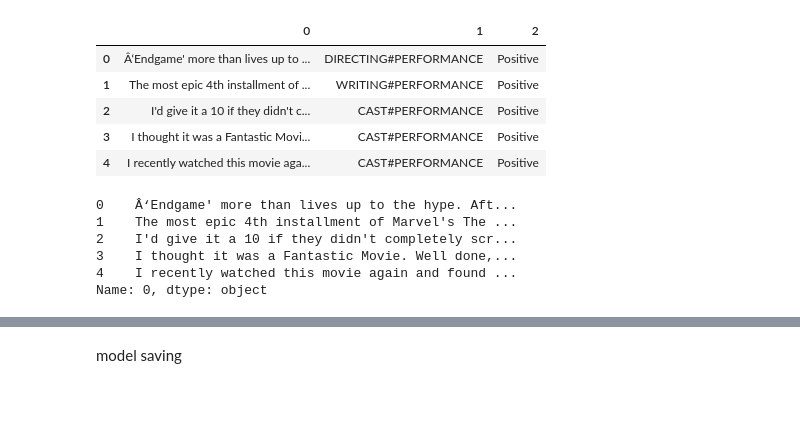
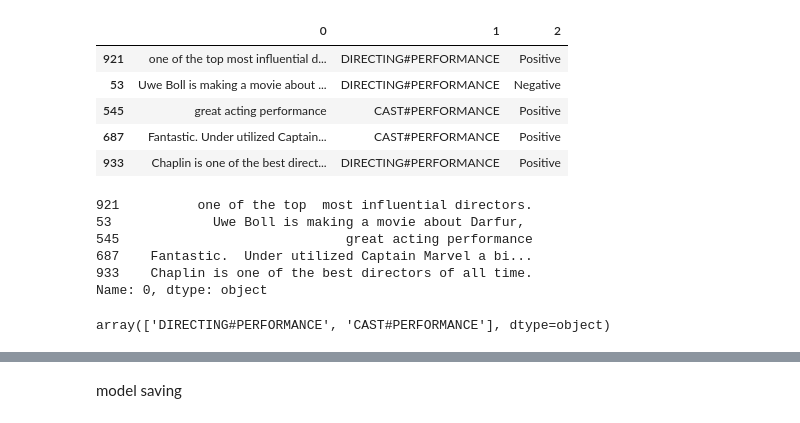
Before and after one commit to nipdep/aspect_base_sentimantel_analysis, a Jupyter notebook: src/cate_model.ipynb, the cells around one changed output, grey strips where cells are left out. Saved outputs shown, nothing was run; the diff lists cells and outputs as text; code cells hidden in the pictures.

```diff
--- a/src/cate_model.ipynb
+++ b/src/cate_model.ipynb
@@ -3,31 +3,34 @@ import pandas as pd
 import os
 import pickle
 # %%
+from sklearn.utils import shuffle
+
 file_path = '../Sup/dataset.csv'
 dataset = pd.read_csv(file_path,header=None)
-
+dataset = shuffle(dataset)
 dataset.head()
 # %% [output]
 |  | 0 | 1 | 2 |
-| 0 | Â‘Endgame' more than lives up to ... | DIRECTING#PERFORMANCE | Positive |
-| 1 | The most epic 4th installment of ... | WRITING#PERFORMANCE | Positive |
-| 2 | I'd give it a 10 if they didn't c... | CAST#PERFORMANCE | Positive |
-| 3 | I thought it was a Fantastic Movi... | CAST#PERFORMANCE | Positive |
-| 4 | I recently watched this movie aga... | CAST#PERFORMANCE | Positive |
+| 921 | one of the top most influential d... | DIRECTING#PERFORMANCE | Positive |
+| 53 | Uwe Boll is making a movie about ... | DIRECTING#PERFORMANCE | Negative |
+| 545 | great acting performance | CAST#PERFORMANCE | Positive |
+| 687 | Fantastic. Under utilized Captain... | CAST#PERFORMANCE | Positive |
+| 933 | Chaplin is one of the best direct... | DIRECTING#PERFORMANCE | Positive |
 # %%
-data = dataset.loc[:,0]
+data = dataset[0]
 data.head()
 # %% [output]
-0    Â‘Endgame' more than lives up to the hype. Aft...
-1    The most epic 4th installment of Marvel's The ...
-2    I'd give it a 10 if they didn't completely scr...
-3    I thought it was a Fantastic Movie. Well done,...
-4    I recently watched this movie again and found ...
+921          one of the top  most influential directors.
+53             Uwe Boll is making a movie about Darfur,
+545                             great acting performance
+687    Fantastic.  Under utilized Captain Marvel a bi...
+933    Chaplin is one of the best directors of all time.
 Name: 0, dtype: object
 # %%
-label_cat = dataset.loc[:,1]
-label_pol = dataset.loc[:,2]
-#label_cat.unique()
+label_cat = dataset[1]
+label_cat.unique()
+# %% [output]
+array(['DIRECTING#PERFORMANCE', 'CAST#PERFORMANCE'], dtype=object)
 # %%
 import spacy
 nlp = spacy.load('en_core_web_sm')
```
Also changed, not shown: parts of 9 cells of this notebook, 15 other files.
